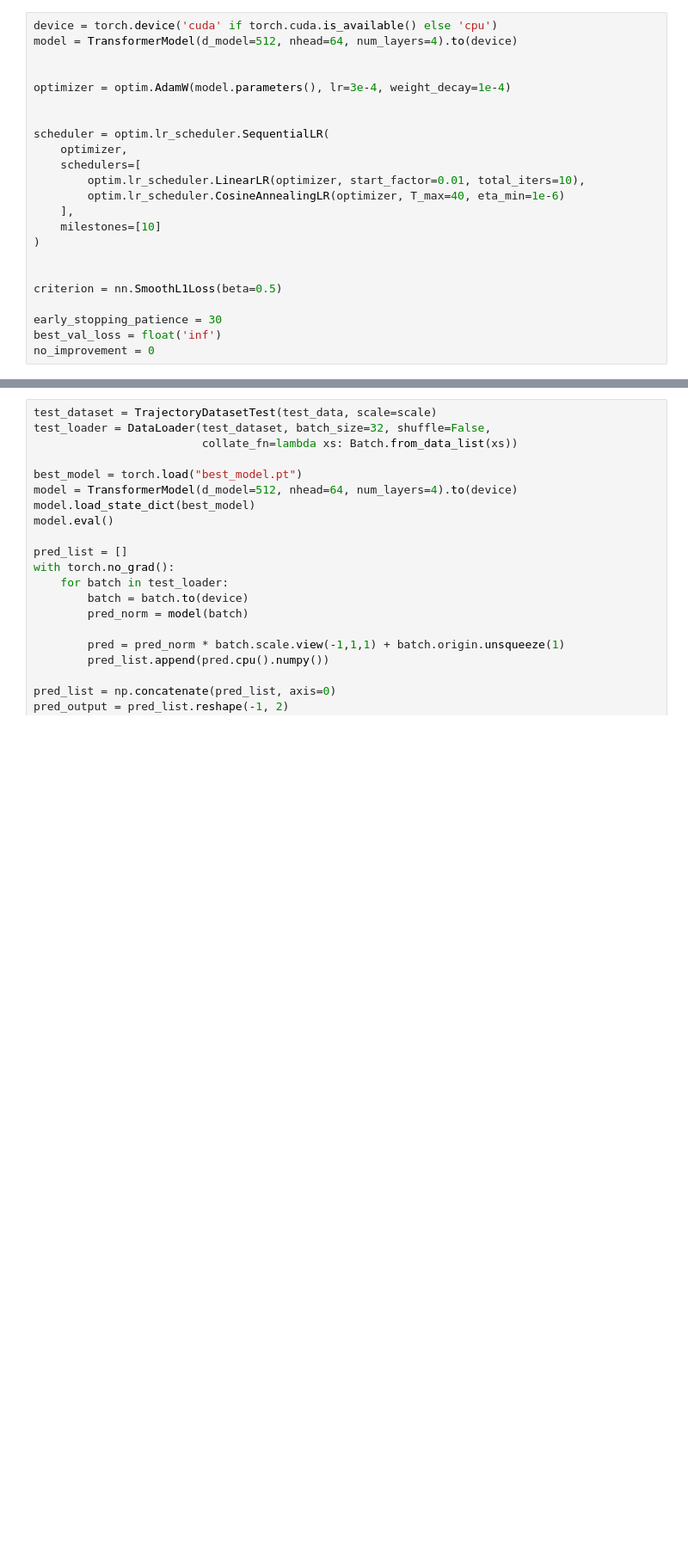
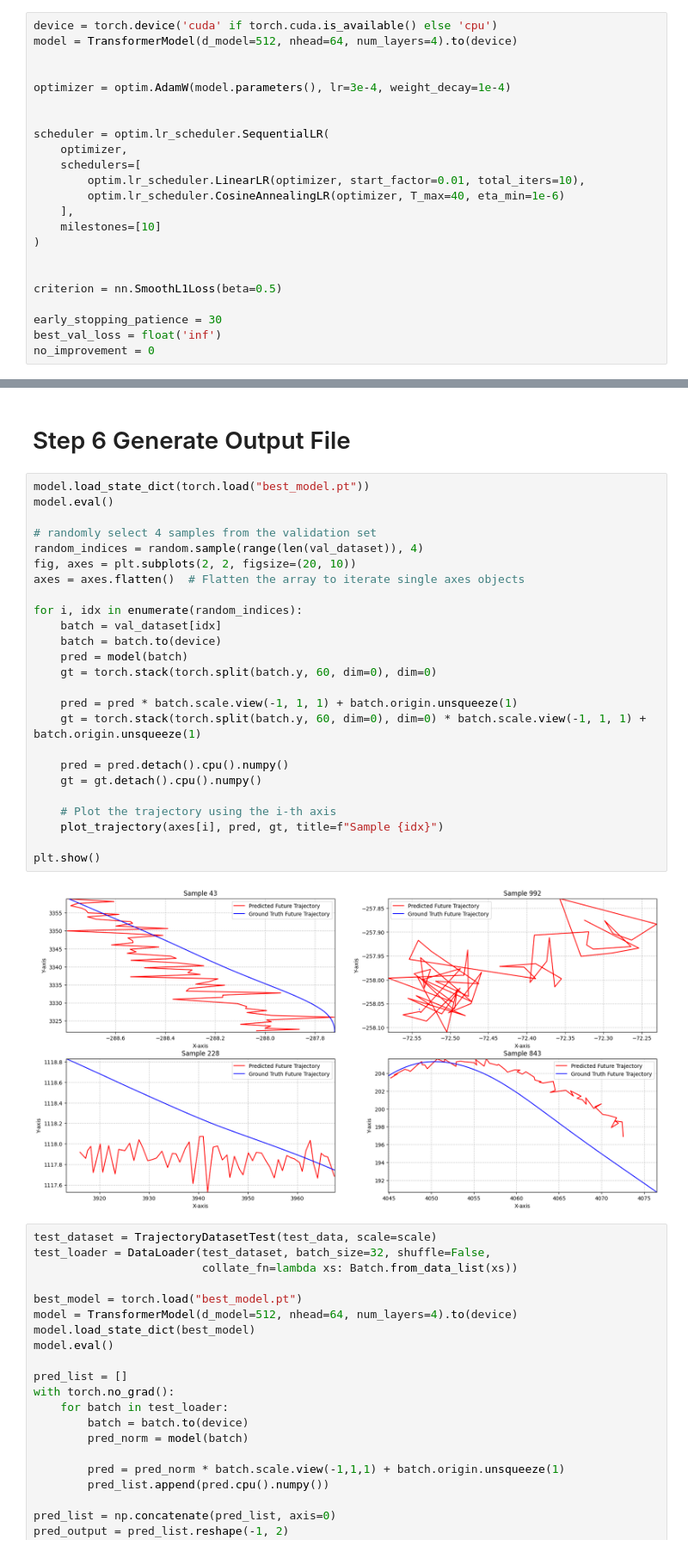
Before and after one commit to LKT123/CSE251B-Project, a Jupyter notebook: CSE 251B Project Transformer.ipynb, the cells around one changed output, grey strips where cells are left out. Shown at 86% size. Cells and saved outputs as stored; diff of their text form; blank space fills up the shorter version.

```diff
--- a/CSE 251B Project Transformer.ipynb
+++ b/CSE 251B Project Transformer.ipynb
@@ -364,3 +396,32 @@ Epoch 011 | LR 0.000298 | Train Loss 0.2034 | Val Loss 0.2279 | Val MAE 2.7036 |
+# %% [markdown]
+# Step 6 Generate Output File
+# %%
+model.load_state_dict(torch.load("best_model.pt"))
+model.eval()
+
+# randomly select 4 samples from the validation set
+random_indices = random.sample(range(len(val_dataset)), 4)
+fig, axes = plt.subplots(2, 2, figsize=(20, 10))
+axes = axes.flatten()  # Flatten the array to iterate single axes objects
+
+for i, idx in enumerate(random_indices):
+    batch = val_dataset[idx]
+    batch = batch.to(device)
+    pred = model(batch)
+    gt = torch.stack(torch.split(batch.y, 60, dim=0), dim=0)
+
+    pred = pred * batch.scale.view(-1, 1, 1) + batch.origin.unsqueeze(1)
+    gt = torch.stack(torch.split(batch.y, 60, dim=0), dim=0) * batch.scale.view(-1, 1, 1) + batch.origin.unsqueeze(1)
+
+    pred = pred.detach().cpu().numpy()
+    gt = gt.detach().cpu().numpy()
+
+    # Plot the trajectory using the i-th axis
+    plot_trajectory(axes[i], pred, gt, title=f"Sample {idx}")
+
+plt.show()
+# %% [output]
+[figure, added]
 # %%
 test_dataset = TrajectoryDatasetTest(test_data, scale=scale)
 test_loader = DataLoader(test_dataset, batch_size=32, shuffle=False,
```
Also changed, not shown: parts of 13 cells of this notebook.
